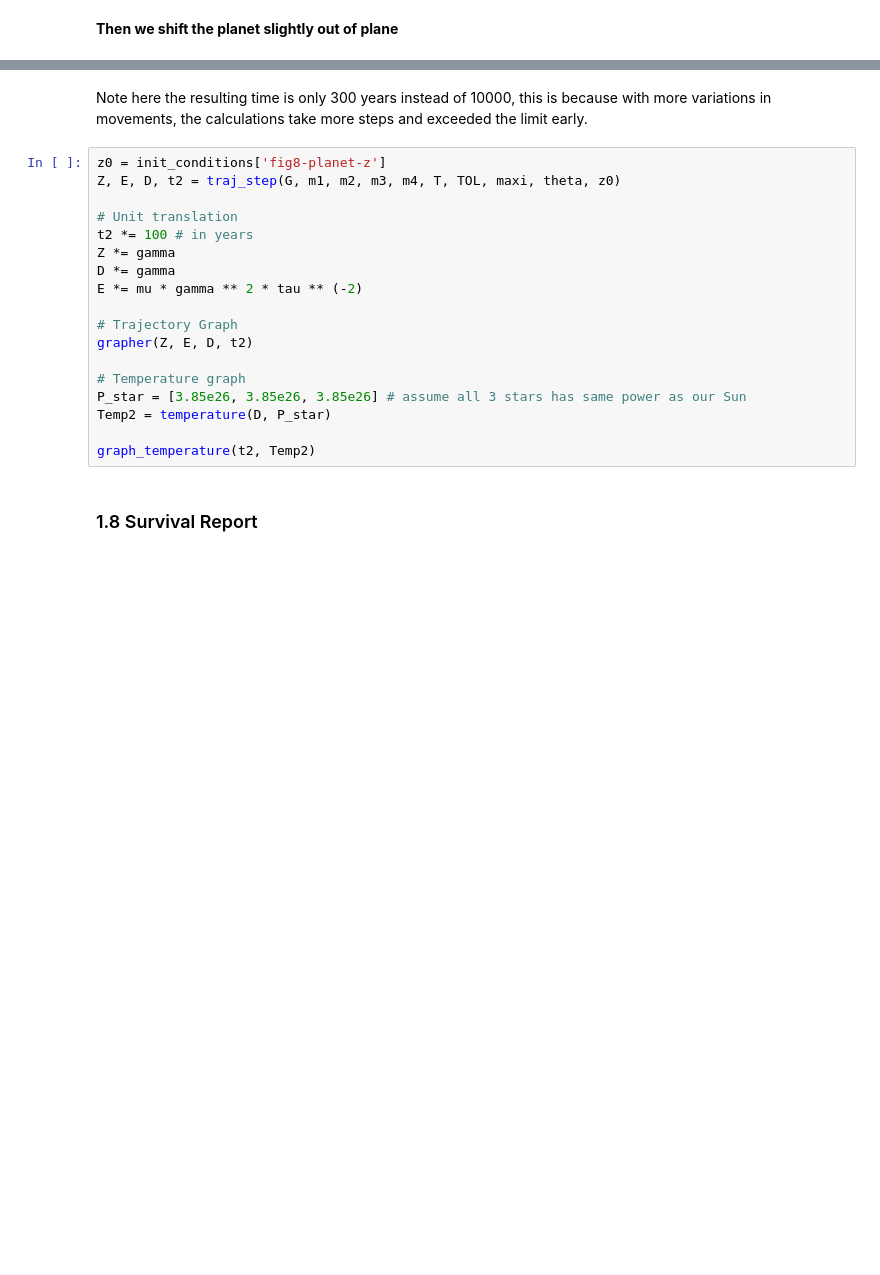
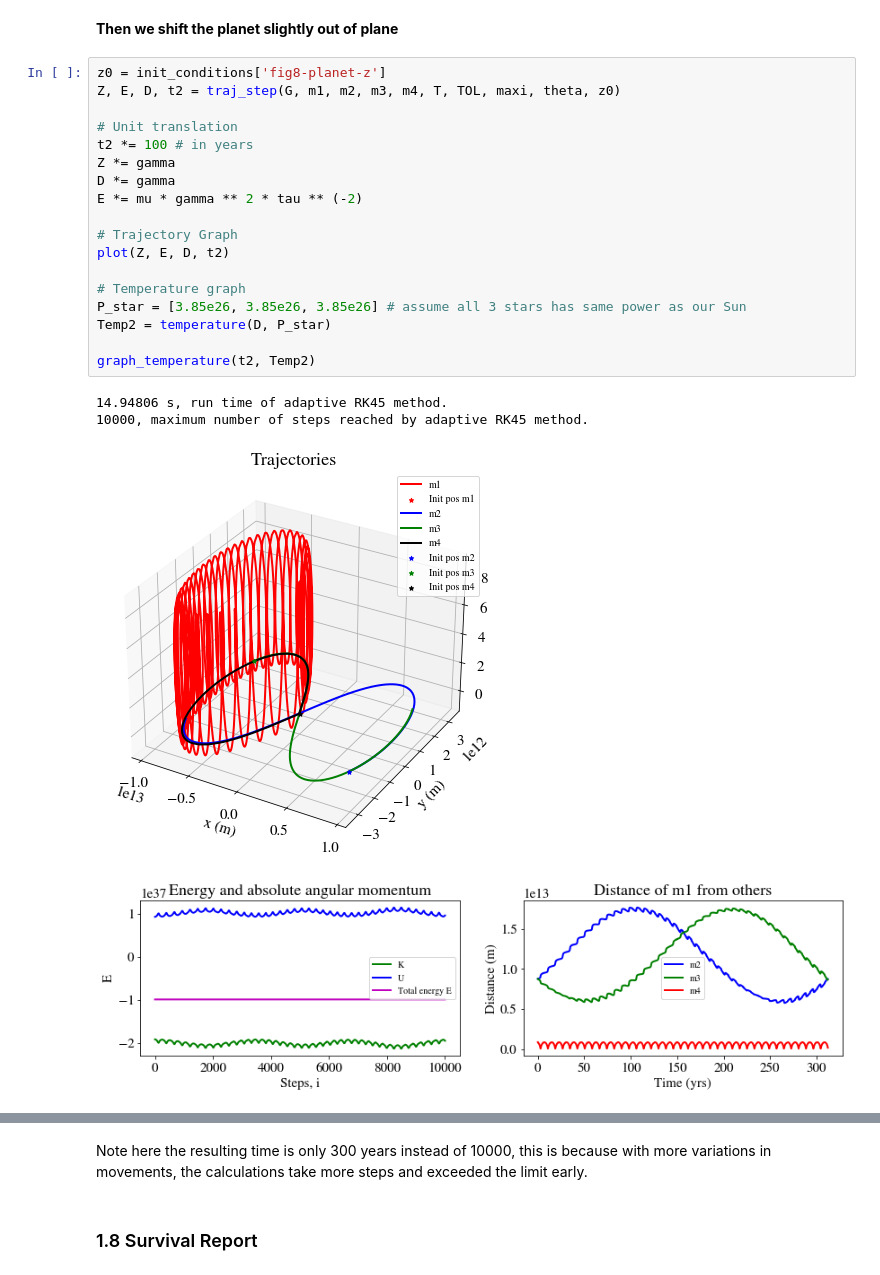
Before and after one commit to narnix-gnos/Trisolarian, a Jupyter notebook: midterm_report.ipynb, the cells around one changed output, grey strips where cells are left out. Saved outputs shown, nothing was run; the diff lists cells and outputs as text; blank space fills up the shorter version.

```diff
--- a/midterm_report.ipynb
+++ b/midterm_report.ipynb
@@ -609,2 +584,25 @@ graph_temperature(t1, Temp1)
 # %% [markdown]
 **Then we shift the planet slightly out of plane**
+# %%
+z0 = init_conditions['fig8-planet-z']
+Z, E, D, t2 = traj_step(G, m1, m2, m3, m4, T, TOL, maxi, theta, z0)
+
+# Unit translation
+t2 *= 100 # in years
+Z *= gamma
+D *= gamma
+E *= mu * gamma ** 2 * tau ** (-2)
+
+# Trajectory Graph
+plot(Z, E, D, t2)
+
+# Temperature graph
+P_star = [3.85e26, 3.85e26, 3.85e26] # assume all 3 stars has same power as our Sun
+Temp2 = temperature(D, P_star)
+
+graph_temperature(t2, Temp2)
+# %% [output]
+14.94806 s, run time of adaptive RK45 method.
+10000, maximum number of steps reached by adaptive RK45 method.
+[figure, added]
+[figure, added]
@@ -611,23 +610,5 @@ graph_temperature(t1, Temp1)
 # %% [markdown]
 Note here the resulting time is only 300 years instead of 10000, this is because with more variations in movements, the calculations take more steps and exceeded the limit early.
-# %%
-z0 = init_conditions['fig8-planet-z']
-Z, E, D, t2 = traj_step(G, m1, m2, m3, m4, T, TOL, maxi, theta, z0)
-
-# Unit translation
-t2 *= 100 # in years
-Z *= gamma
-D *= gamma
-E *= mu * gamma ** 2 * tau ** (-2)
-
-# Trajectory Graph
-grapher(Z, E, D, t2)
-
-# Temperature graph
-P_star = [3.85e26, 3.85e26, 3.85e26] # assume all 3 stars has same power as our Sun
-Temp2 = temperature(D, P_star)
-
-graph_temperature(t2, Temp2)
 # %% [markdown]
 ### 1.8 Survival Report
 # %%
```
Also changed, not shown: parts of 25 cells of this notebook, 1 other file.
